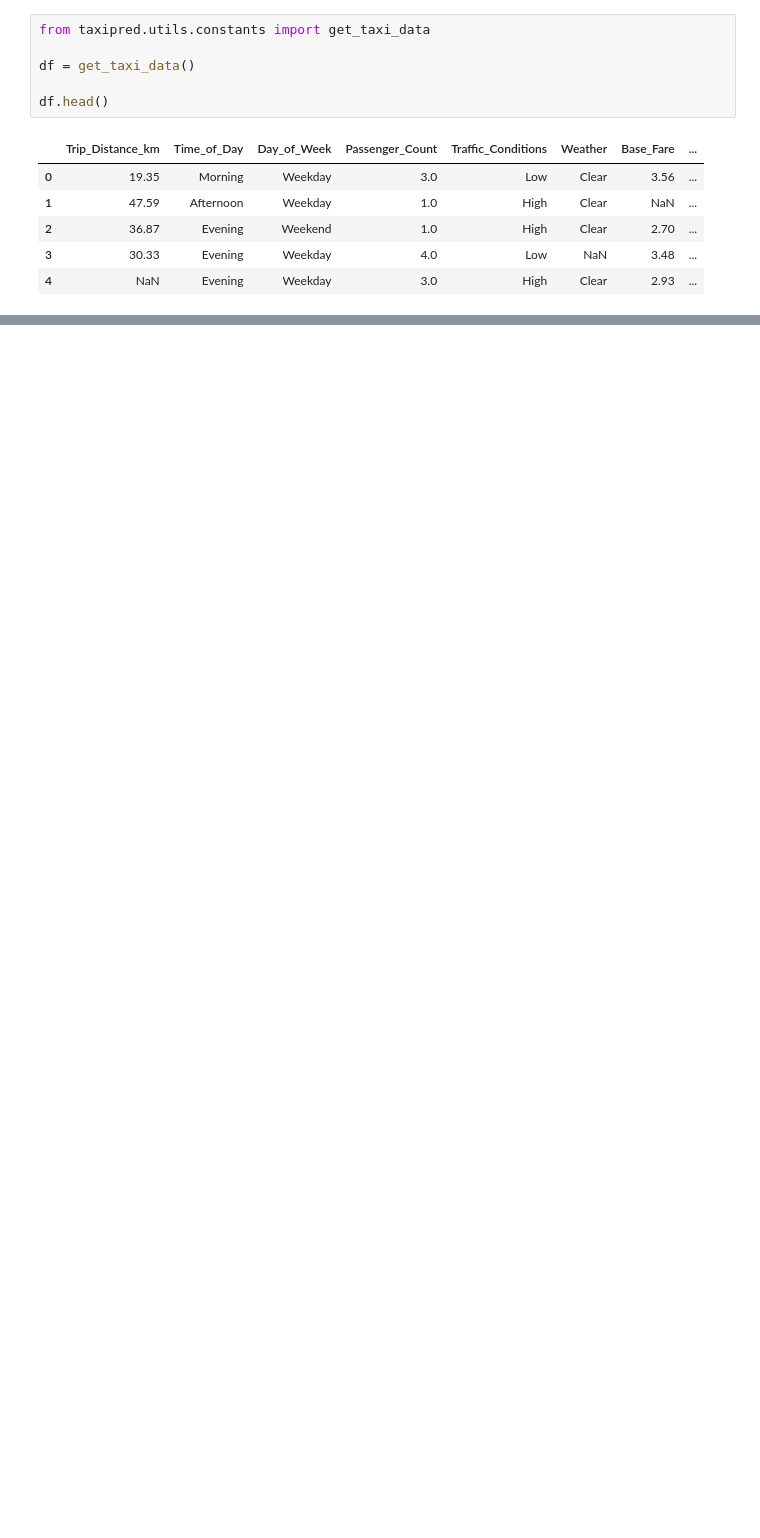
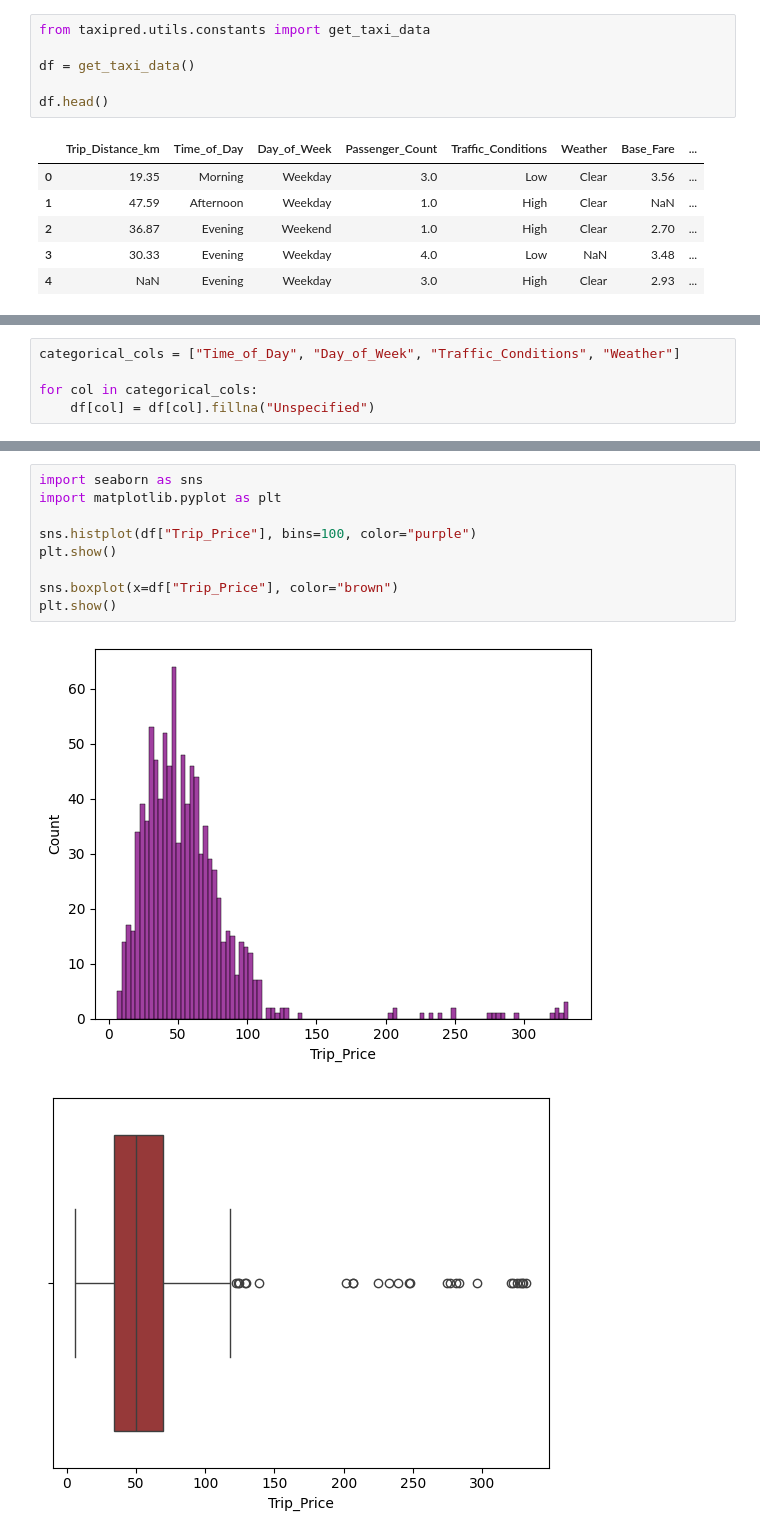
Before and after one commit to StefanLundberg77/taxi-prediction-fullstack-stefan-lundberg-opa24, a Jupyter notebook: explorations/eda.ipynb, the cells around one changed output, grey strips where cells are left out. Cells and saved outputs as stored; diff of their text form; blank space fills up the shorter version.

Commit message:
started EDA. cleaning plotting

```diff
--- a/explorations/eda.ipynb
+++ b/explorations/eda.ipynb
@@ -15,0 +83,5 @@ df.head()
+# %%
+categorical_cols = ["Time_of_Day", "Day_of_Week", "Traffic_Conditions", "Weather"]
+
+for col in categorical_cols:
+    df[col] = df[col].fillna("Unspecified")
@@ -15,0 +90,12 @@ df.head()
+# %%
+import seaborn as sns
+import matplotlib.pyplot as plt
+
+sns.histplot(df["Trip_Price"], bins=100, color="purple")
+plt.show()
+
+sns.boxplot(x=df["Trip_Price"], color="brown")
+plt.show()
+# %% [output]
+[figure, added]
+[figure, added]
```
Also changed, not shown: parts of 17 cells of this notebook, 3 other files.
